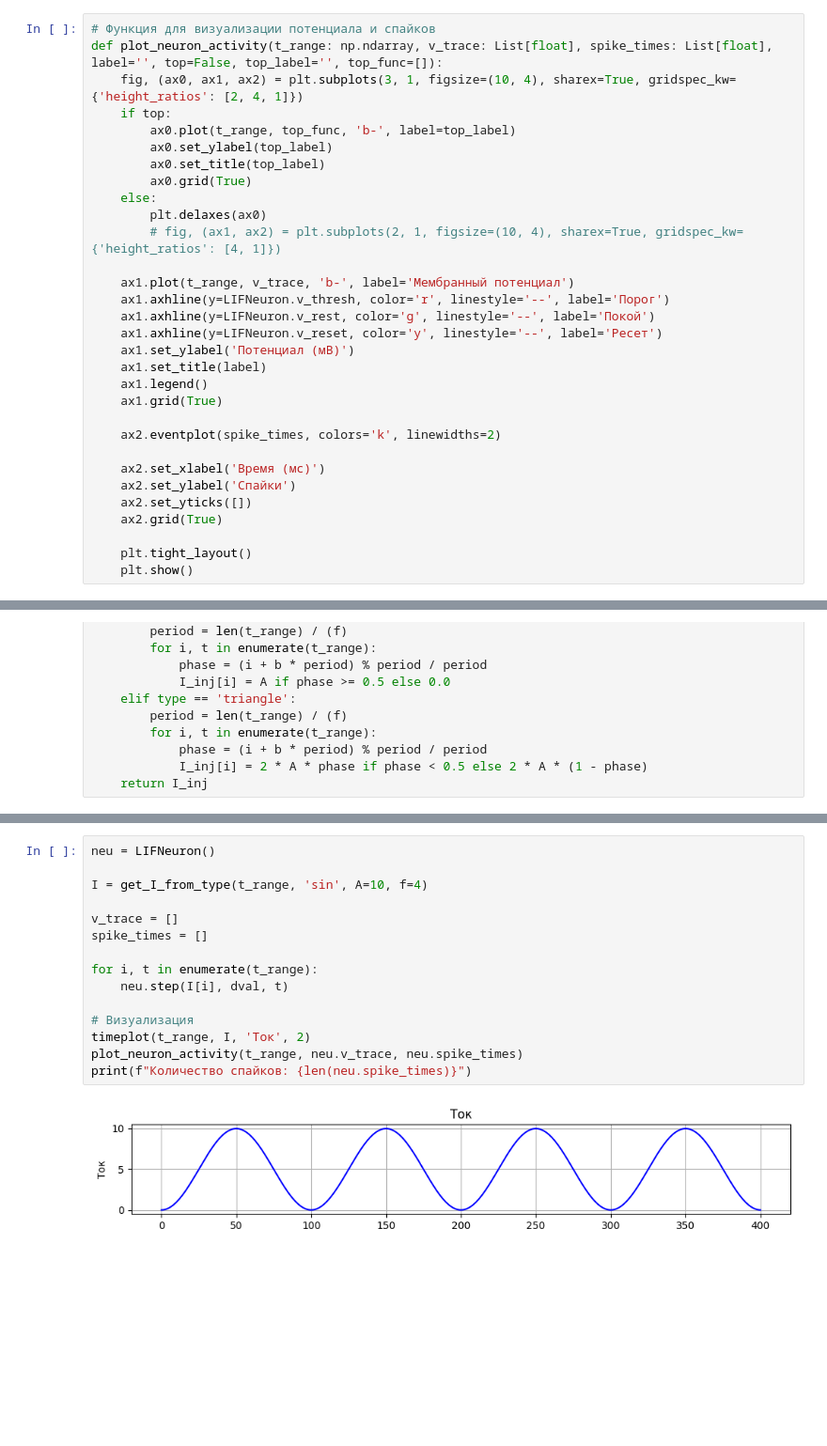
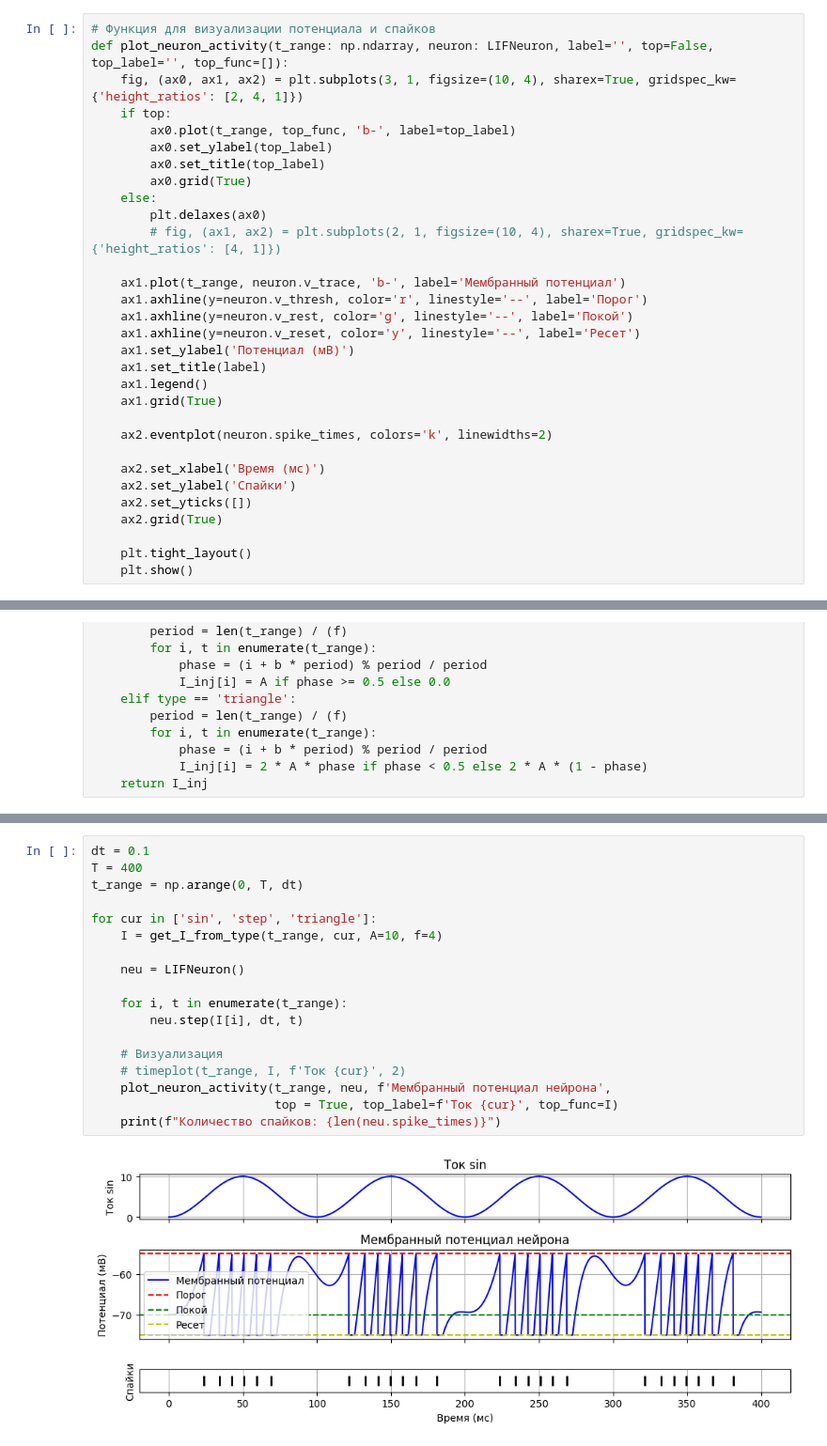
Before and after one commit to TheTangerineOwl/NN_Lab2, a Jupyter notebook: SNN.ipynb, the cells around one changed output, grey strips where cells are left out. Shown at 94% size. Saved outputs shown, nothing was run; the diff lists cells and outputs as text; blank space fills up the shorter version.

```diff
--- a/SNN.ipynb
+++ b/SNN.ipynb
@@ -194,7 +182,7 @@ class SNNNetwork:
             self._update_weights(t)
 # %%
 # Функция для визуализации потенциала и спайков
-def plot_neuron_activity(t_range: np.ndarray, v_trace: List[float], spike_times: List[float], label='', top=False, top_label='', top_func=[]):
+def plot_neuron_activity(t_range: np.ndarray, neuron: LIFNeuron, label='', top=False, top_label='', top_func=[]):
     fig, (ax0, ax1, ax2) = plt.subplots(3, 1, figsize=(10, 4), sharex=True, gridspec_kw={'height_ratios': [2, 4, 1]})
     if top:
         ax0.plot(t_range, top_func, 'b-', label=top_label)
@@ -205,16 +193,16 @@ def plot_neuron_activity(t_range: np.ndarray, v_trace: List[float], spike_times:
         plt.delaxes(ax0)
         # fig, (ax1, ax2) = plt.subplots(2, 1, figsize=(10, 4), sharex=True, gridspec_kw={'height_ratios': [4, 1]})
 
-    ax1.plot(t_range, v_trace, 'b-', label='Мембранный потенциал')
-    ax1.axhline(y=LIFNeuron.v_thresh, color='r', linestyle='--', label='Порог')
-    ax1.axhline(y=LIFNeuron.v_rest, color='g', linestyle='--', label='Покой')
-    ax1.axhline(y=LIFNeuron.v_reset, color='y', linestyle='--', label='Ресет')
+    ax1.plot(t_range, neuron.v_trace, 'b-', label='Мембранный потенциал')
+    ax1.axhline(y=neuron.v_thresh, color='r', linestyle='--', label='Порог')
+    ax1.axhline(y=neuron.v_rest, color='g', linestyle='--', label='Покой')
+    ax1.axhline(y=neuron.v_reset, color='y', linestyle='--', label='Ресет')
     ax1.set_ylabel('Потенциал (мВ)')
     ax1.set_title(label)
     ax1.legend()
     ax1.grid(True)
 
-    ax2.eventplot(spike_times, colors='k', linewidths=2)
+    ax2.eventplot(neuron.spike_times, colors='k', linewidths=2)
 
     ax2.set_xlabel('Время (мс)')
     ax2.set_ylabel('Спайки')
@@ -316,17 +246,20 @@ if __name__ == "__main__":
 # %%
-neu = LIFNeuron()
+dt = 0.1
+T = 400
+t_range = np.arange(0, T, dt)
 
-I = get_I_from_type(t_range, 'sin', A=10, f=4)
+for cur in ['sin', 'step', 'triangle']:
+    I = get_I_from_type(t_range, cur, A=10, f=4)
 
-v_trace = []
-spike_times = []
+    neu = LIFNeuron()
 
-for i, t in enumerate(t_range):
-    neu.step(I[i], dval, t)
+    for i, t in enumerate(t_range):
+        neu.step(I[i], dt, t)
 
-# Визуализация
-timeplot(t_range, I, 'Ток', 2)
-plot_neuron_activity(t_range, neu.v_trace, neu.spike_times)
-print(f"Количество спайков: {len(neu.spike_times)}")
+    # Визуализация
+    # timeplot(t_range, I, f'Ток {cur}', 2)
+    plot_neuron_activity(t_range, neu, f'Мембранный потенциал нейрона',
+                         top = True, top_label=f'Ток {cur}', top_func=I)
+    print(f"Количество спайков: {len(neu.spike_times)}")
 # %% [output]
-[figure, old version]
+[figure, new version]
```
Also changed, not shown: parts of 31 cells of this notebook.
